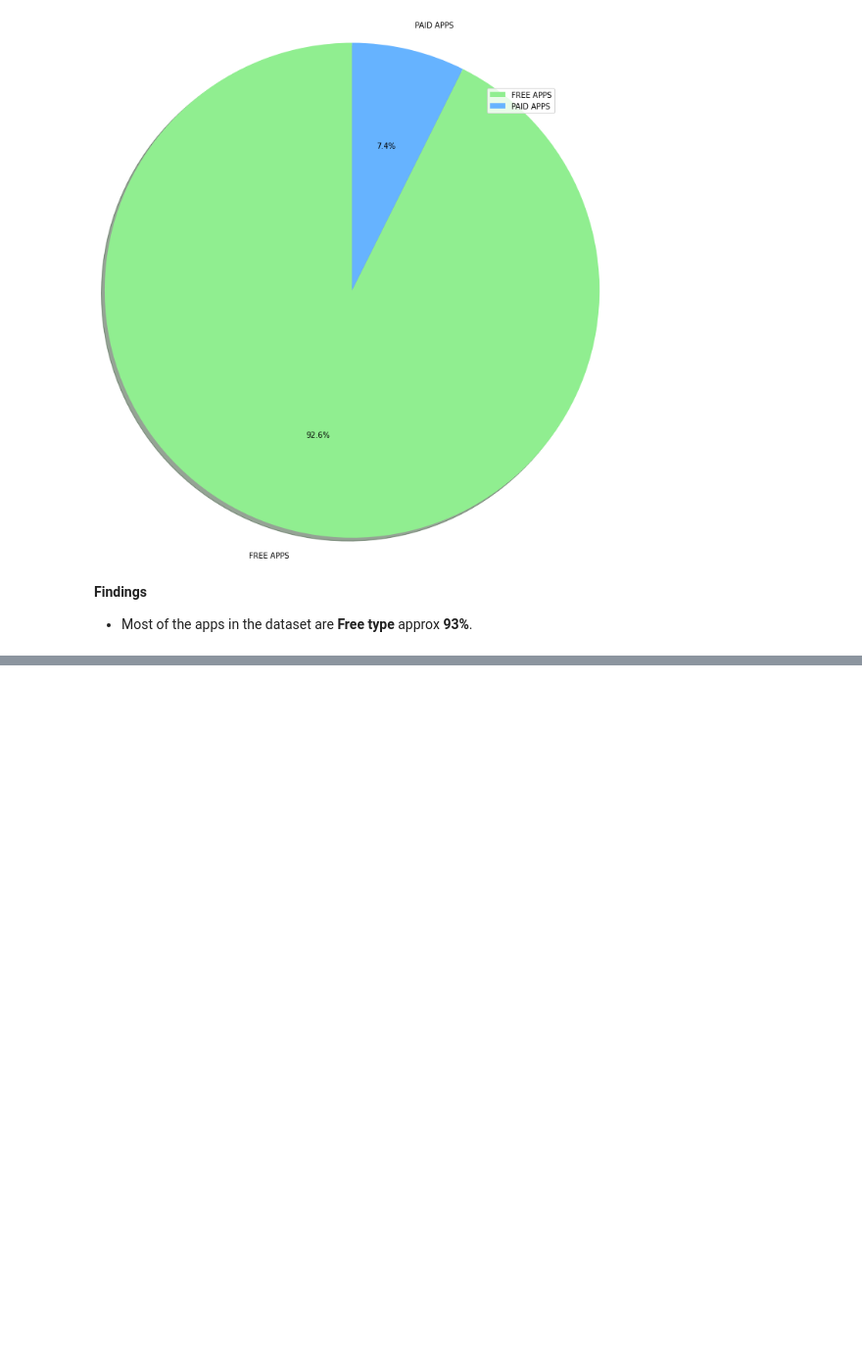
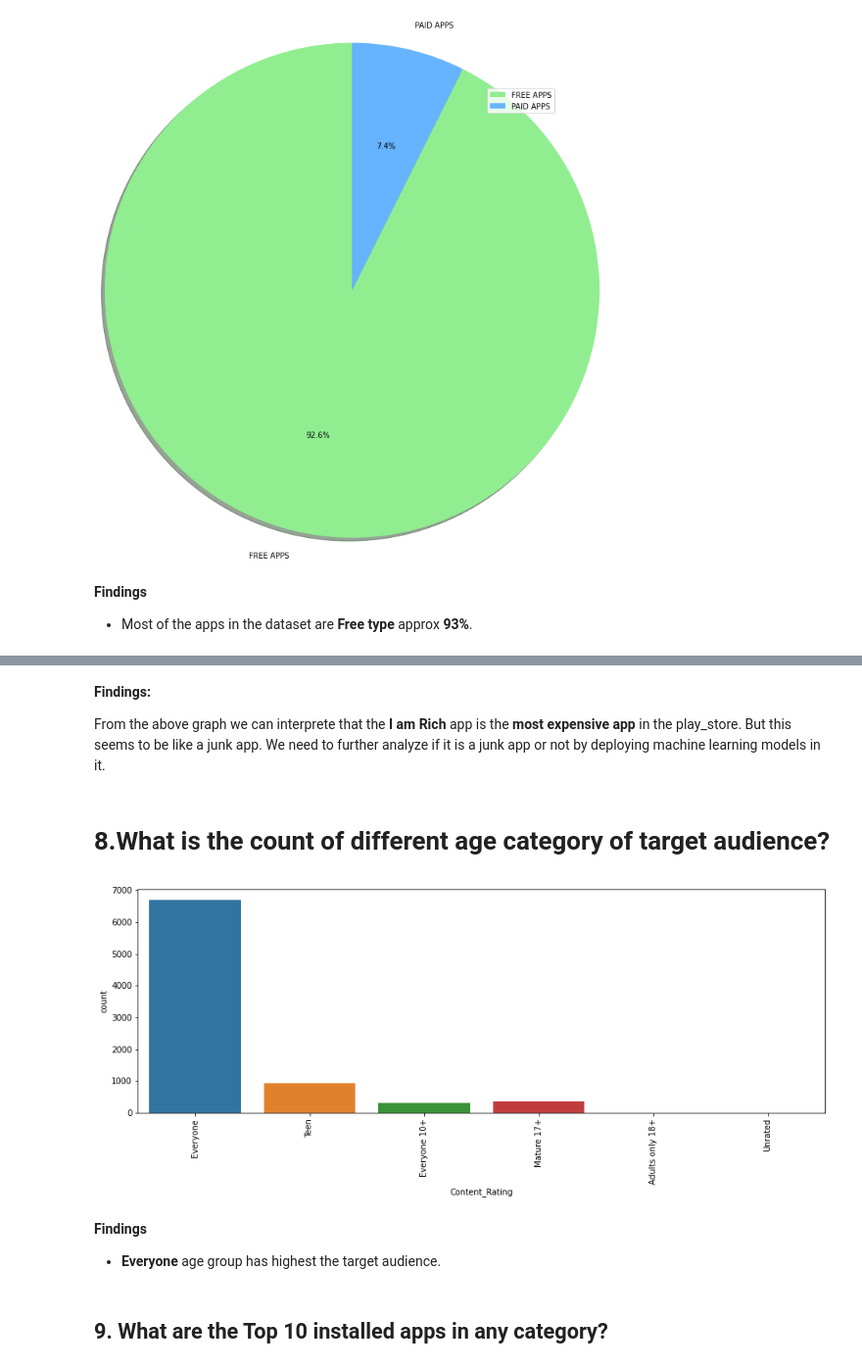
Before and after one commit to raushan9jnv/Play-Store-App-Review-Analysis, a Jupyter notebook: Almabetter_Play_Store_App_Review_Analysis_Capstone_Project_1.ipynb, the cells around one changed output, grey strips where cells are left out. Shown at 98% size. Drawn from its saved outputs; the diff is of its cells as text; code cells hidden in the pictures; blank space fills up the shorter version.

```diff
--- a/Almabetter_Play_Store_App_Review_Analysis_Capstone_Project_1.ipynb
+++ b/Almabetter_Play_Store_App_Review_Analysis_Capstone_Project_1.ipynb
@@ -1454,0 +1470,19 @@ plt.show()
+# %% [markdown]
+**Findings:**
+
+From the above graph we can interprete that the **I am Rich** app is the **most expensive app** in the play_store. But this seems to be like a junk app. We need to further analyze if it is a junk app or not by deploying machine learning models in it.
+# %% [markdown]
+#  **8.What is the count of different age category of target audience?**
+# %%
+# bar plot shows the count of different age category of target audience
+plt.figure(figsize=(15,5))
+sns.countplot(cleaned_df_apps['Content_Rating'])
+plt.xticks(rotation=90)
+plt.show()
+# %% [output]
+[figure, added]
+# %% [markdown]
+**Findings**
+* **Everyone** age group has highest the target audience.
+# %% [markdown]
+## **9. What are the Top 10 installed apps in any category?**
```
Also changed, not shown: parts of 11 cells of this notebook.
